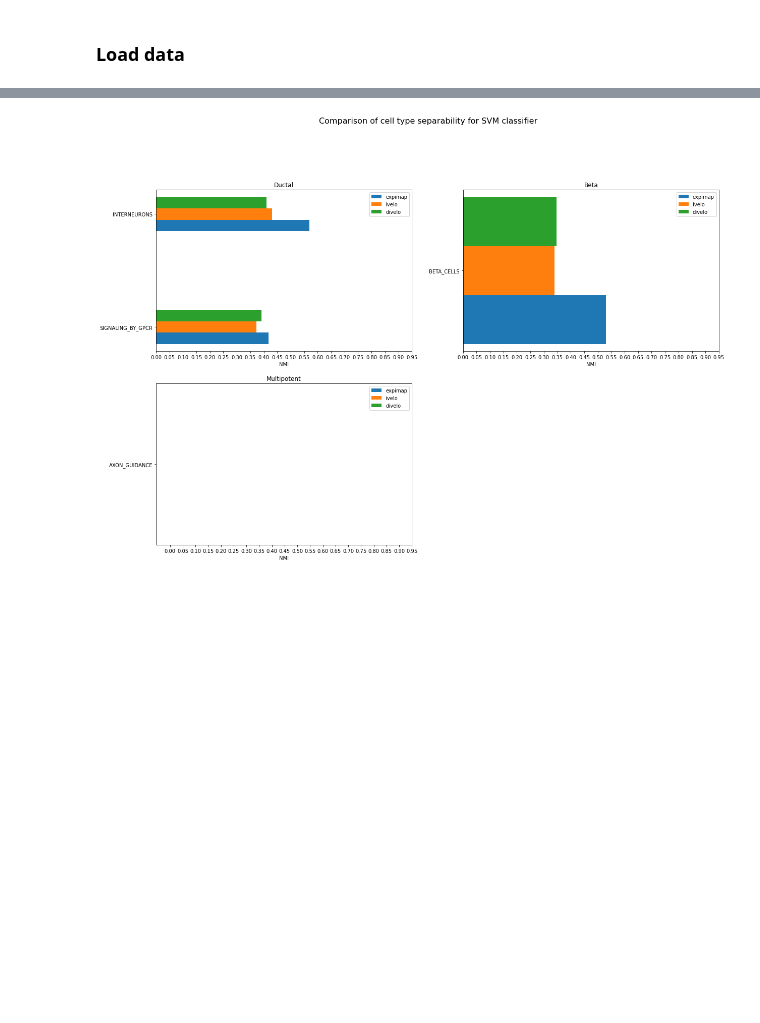
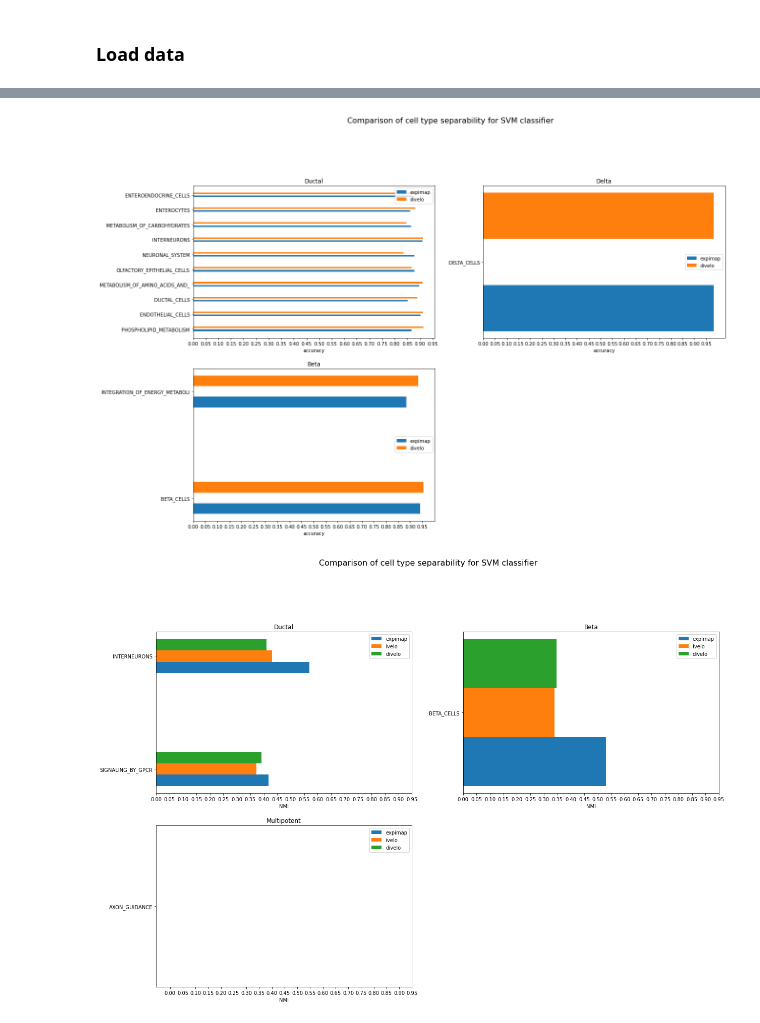
Before and after one commit to chelseabright96/velo_interpret, a Jupyter notebook: velovi/comparison.ipynb, the cells around one changed output, grey strips where cells are left out. Cells and saved outputs as stored; diff of their text form; code cells hidden in the pictures; blank space fills up the shorter version.

```diff
--- a/velovi/comparison.ipynb
+++ b/velovi/comparison.ipynb
@@ -53,34 +63,36 @@ shared_GPs
 # %%
 #shared GPs
 #plot accuracies per cell
 cell_types=list(shared_GPs.keys())
 fig = plt.figure(figsize=(20, 20))
 fig.suptitle('Comparison of cell type separability for SVM classifier', fontsize=16)
 
 for i, ct in enumerate(cell_types):
 
     plt.subplot(3,2,i+1)
     plt.xlabel("accuracy")
     plt.title(f"{ct}")
 
     idx_expimap = [list(expimap[ct]["terms"]).index(term) for term in shared_GPs[ct]]
-    idx_ivelo = [list(ivelo[ct]["terms"]).index(term) for term in shared_GPs[ct]]
+    #idx_ivelo = [list(ivelo[ct]["terms"]).index(term) for term in shared_GPs[ct]]
     idx_divelo = [list(divelo[ct]["terms"]).index(term) for term in shared_GPs[ct]]
 
     ind = np.arange(len(shared_GPs[ct]))
 
 
     plt.yticks(ind, shared_GPs[ct])
 
     xvals_expimap = [expimap[ct]["SVM_acc"][i] for i in idx_expimap]
-    xvals_ivelo = [ivelo[ct]["SVM_acc"][i] for i in idx_ivelo]
+    #xvals_ivelo = [ivelo[ct]["SVM_acc"][i] for i in idx_ivelo]
     xvals_divelo = [divelo[ct]["SVM_acc"][i] for i in idx_divelo]
     plt.barh(ind-0.1, height=0.1, width = xvals_expimap, label="expimap")
-    plt.barh(ind, height=0.1, width = xvals_ivelo, label="ivelo")
+    #plt.barh(ind, height=0.1, width = xvals_ivelo, label="ivelo")
     plt.barh(ind+0.1, height=0.1, width = xvals_divelo, label="divelo")
     plt.xticks(np.arange(0, 1, 0.05))
     plt.legend()
     plt.savefig("figures/GP_comparison/SVM_accuracy_shared2")
+# %% [output]
+[figure, added]
 # %%
 #shared GPs
 #plot NMI per cell
```
Also changed, not shown: parts of 4 cells of this notebook, 21 other files.
